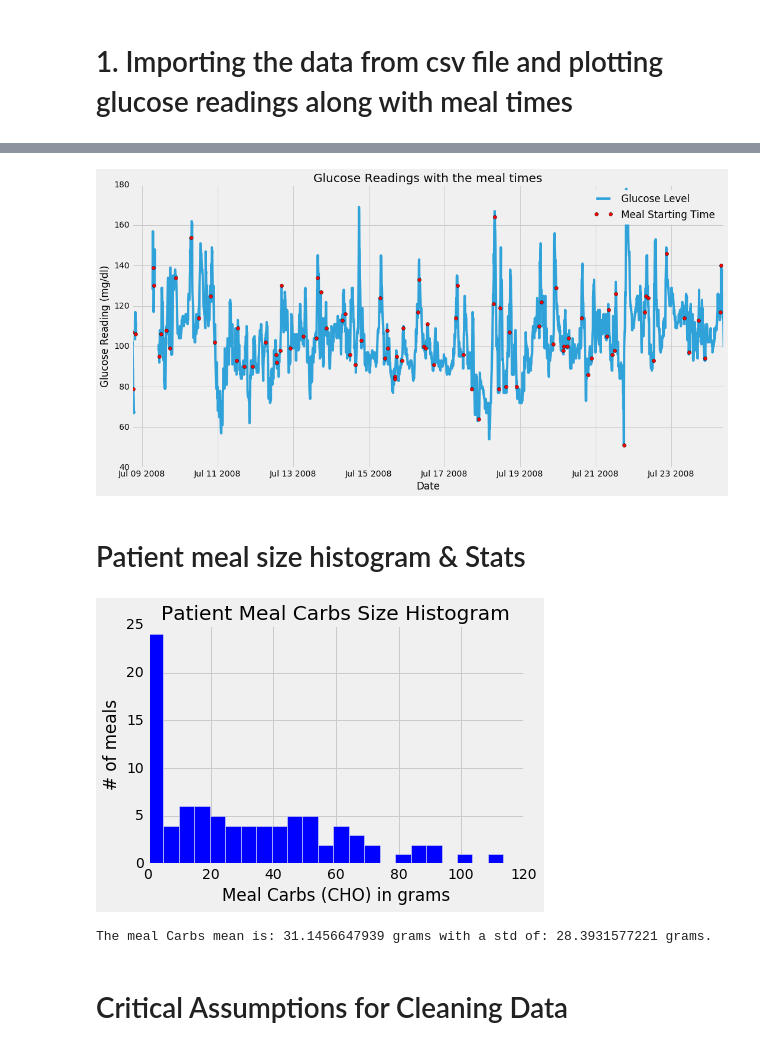
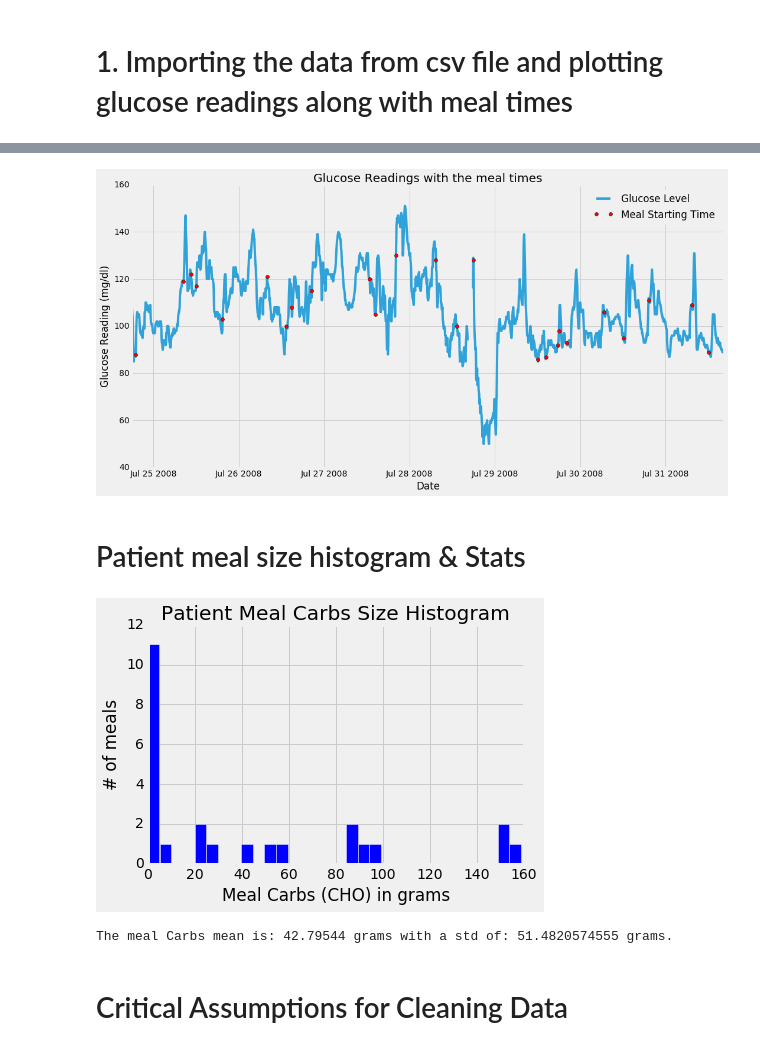
Before and after one commit to SalChem/Diabetic-Project, a Jupyter notebook: Complete Data Cleaning.ipynb, the cells around one changed output, grey strips where cells are left out. Cells and saved outputs as stored; diff of their text form; code cells hidden in the pictures.

```diff
--- a/Complete Data Cleaning.ipynb
+++ b/Complete Data Cleaning.ipynb
@@ -26,7 +26,7 @@ _FIG_DIR = r'C:\Users\engadmin\Desktop\Diabetes  Project Code\figures'
 if not os.path.exists(_FIG_DIR):
     os.makedirs(_FIG_DIR)
 
-_GULCOSE_DATA_PATH = os.path.join(_DATA_DIR, 'P2.csv')
+_GULCOSE_DATA_PATH = os.path.join(_DATA_DIR, 'P3.csv')
 fields = ["Date", "mg/dL", "CHO (g)", "Fat (g)", "Protein (g)"]
 df_P1 = pd.read_csv(_GULCOSE_DATA_PATH, parse_dates=['Date'], usecols = fields) #read and prase Date col as dataTimes object
 df_P1 = df_P1.sort(['Date'])
@@ -134,4 +134,4 @@ Some of the successive meal readings are redundant and stand for one meal only
-[figure, old version]
+[figure, new version]
 # %% [markdown]
 # Patient meal size histogram & Stats
 # %%
@@ -145,8 +145,8 @@ plt.show()
 
 print "The meal Carbs mean is:", np.mean(df_P1_meals['CHO (g)']), "grams with a std of:", np.std(df_P1_meals['CHO (g)']), "grams."
 # %% [output]
-[figure, old version]
+[figure, new version]
-The meal Carbs mean is: 31.1456647939 grams with a std of: 28.3931577221 grams.
+The meal Carbs mean is: 42.79544 grams with a std of: 51.4820574555 grams.
 # %% [markdown]
 # Critical Assumptions for Cleaning Data
 # %% [markdown]
```
Also changed, not shown: parts of 13 cells of this notebook.
